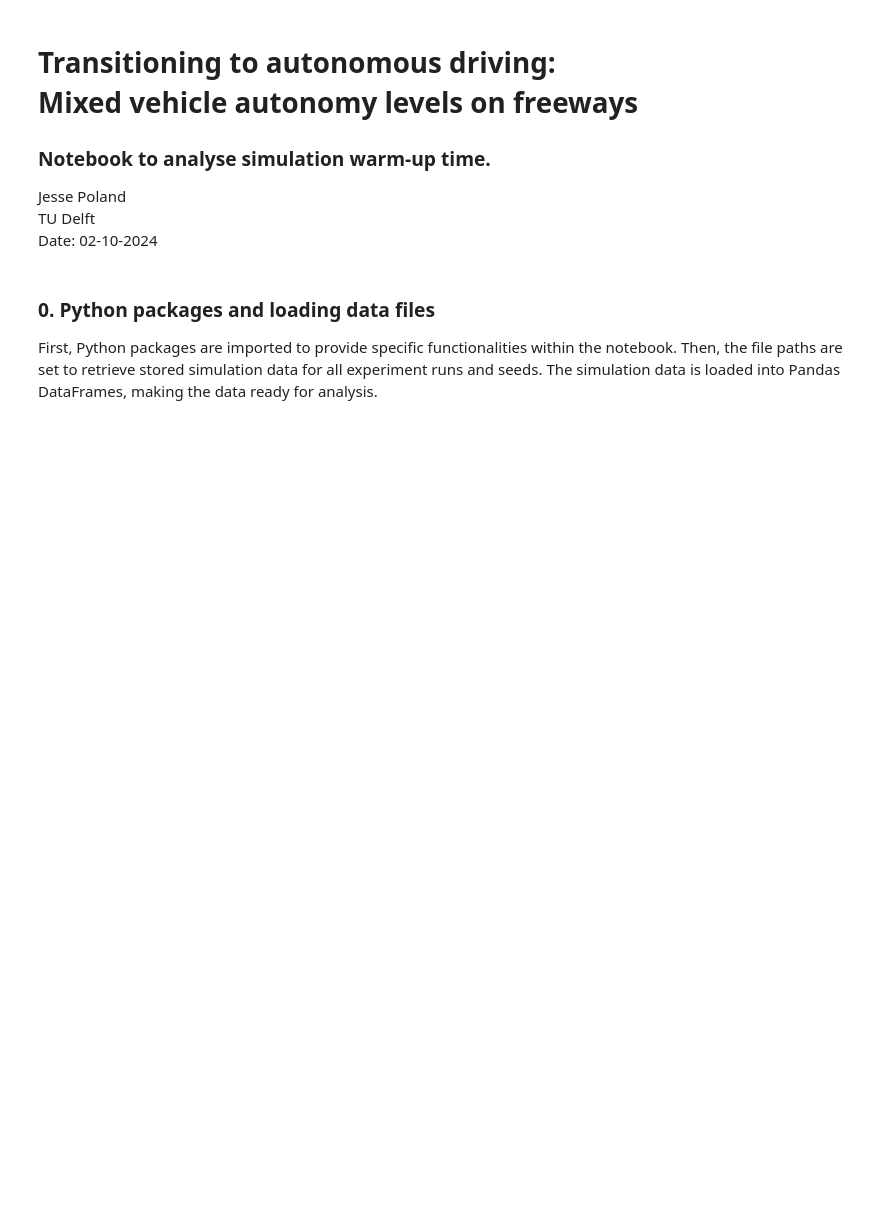
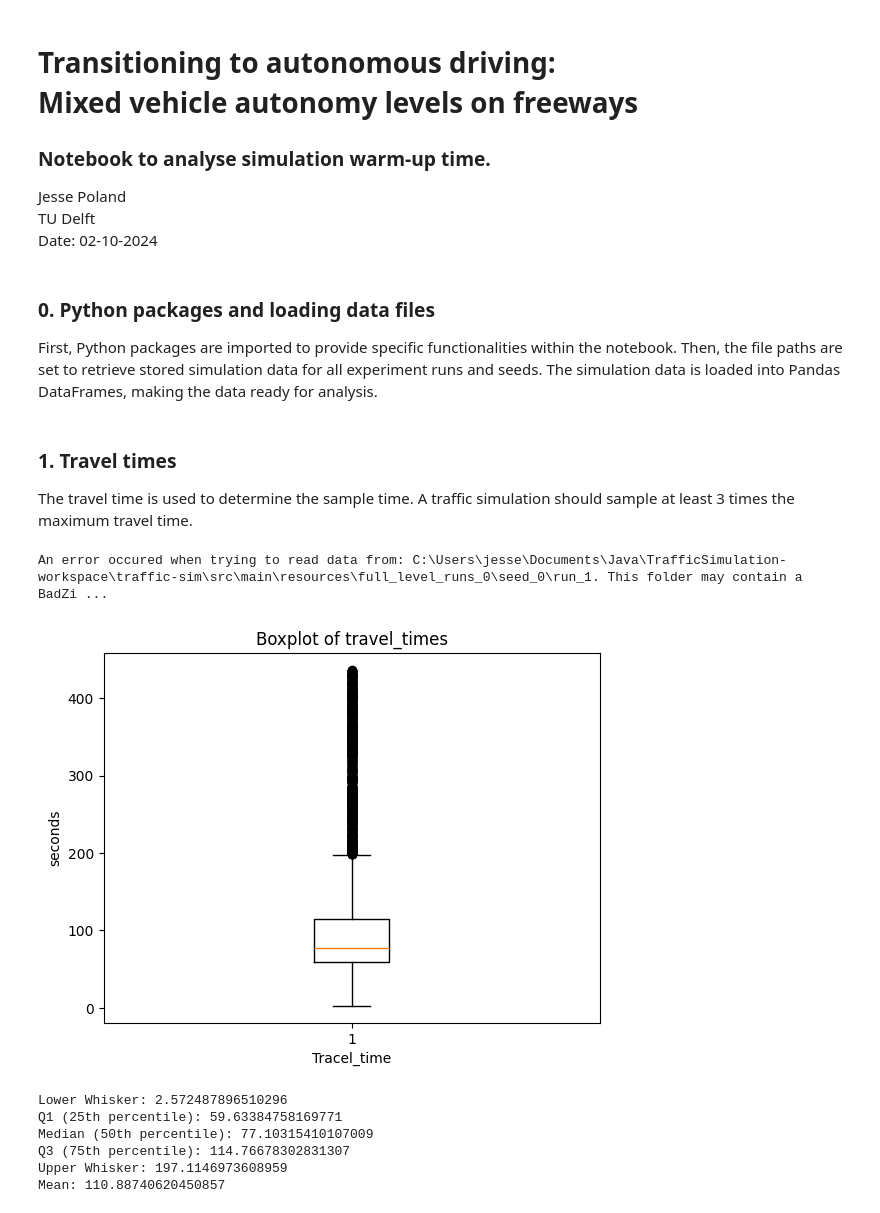
Before and after one commit to J-Poland/GraduationOTS, a Jupyter notebook: thesis_experiments/notebooks/warmup_time.ipynb, the cells around one changed output. Saved outputs shown, nothing was run; the diff lists cells and outputs as text; code cells hidden in the pictures; blank space fills up the shorter version.

```diff
--- a/thesis_experiments/notebooks/warmup_time.ipynb
+++ b/thesis_experiments/notebooks/warmup_time.ipynb
@@ -178 +86,56 @@ df_sequence = pd.read_parquet('warm_up_sequence_data_seed_0.parquet', engine='py
+# %% [markdown]
+### 1. Travel times
+The travel time is used to determine the sample time. A traffic simulation should sample at least 3 times the maximum travel time.
+# %%
+# function to show boxplot stats
+def show_boxplot_stats(df, column):
+    # show statistics
+    quartiles = df[column].quantile([0.25, 0.5, 0.75])
+    q1 = quartiles[0.25]
+    median = quartiles[0.5]
+    q3 = quartiles[0.75]
+    iqr = q3 - q1  # interquartile range
+    lower_whisker = df[column][df[column] >= (q1 - 1.5 * iqr)].min()
+    upper_whisker = df[column][df[column] <= (q3 + 1.5 * iqr)].max()
+    mean = df[column].mean()
+
+    # show the statistics
+    boxplot_stats = {
+        'Lower Whisker': lower_whisker,
+        'Q1 (25th percentile)': q1,
+        'Median (50th percentile)': median,
+        'Q3 (75th percentile)': q3,
+        'Upper Whisker': upper_whisker,
+        'Mean': mean
+    }
+    for key, value in boxplot_stats.items():
+        print(f'{key}: {value}')
+
+# get travel times and remove NaN values which were created because of intermediate values for mean FD data
+df_travel_time = load_dataframe(['mean_travel_time'], experiment_folder, intermediate_output)
+df_travel_time = df_travel_time.dropna()
+
+# create figure
+fig, ax = plt.subplots()
+# create boxplot
+ax.boxplot(df_travel_time['mean_travel_time'])
+# set title and labels
+ax.set_title('Boxplot of travel_times')
+ax.set_xlabel('Tracel_time')
+ax.set_ylabel('seconds')
+
+# show plot
+plt.show()
+
+# show stats
+show_boxplot_stats(df_travel_time, 'mean_travel_time')
+# %% [output]
+An error occured when trying to read data from: C:\Users\jesse\Documents\Java\TrafficSimulation-workspace\traffic-sim\src\main\resources\full_level_runs_0\seed_0\run_1. This folder may contain a BadZi ...
+[figure, added]
+Lower Whisker: 2.572487896510296
+Q1 (25th percentile): 59.63384758169771
+Median (50th percentile): 77.10315410107009
+Q3 (75th percentile): 114.76678302831307
+Upper Whisker: 197.1146973608959
+Mean: 110.88740620450857
 # %% [markdown]
```
Also changed, not shown: parts of 9 cells of this notebook.
